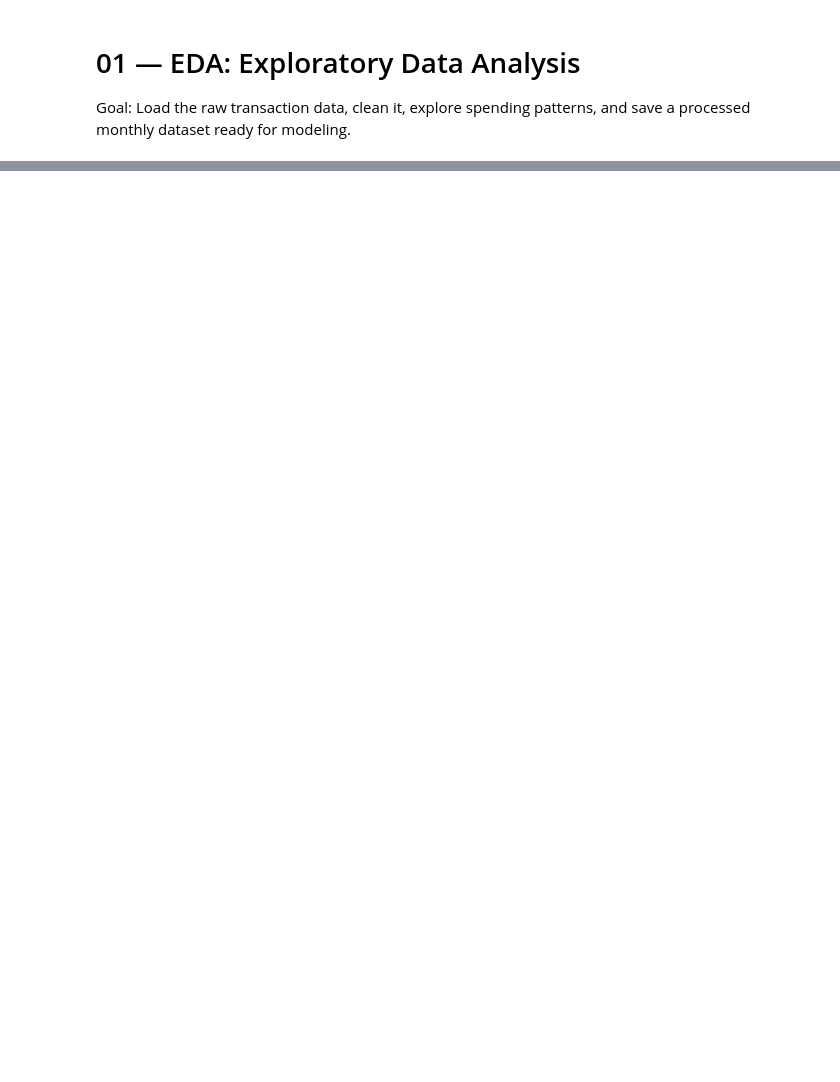
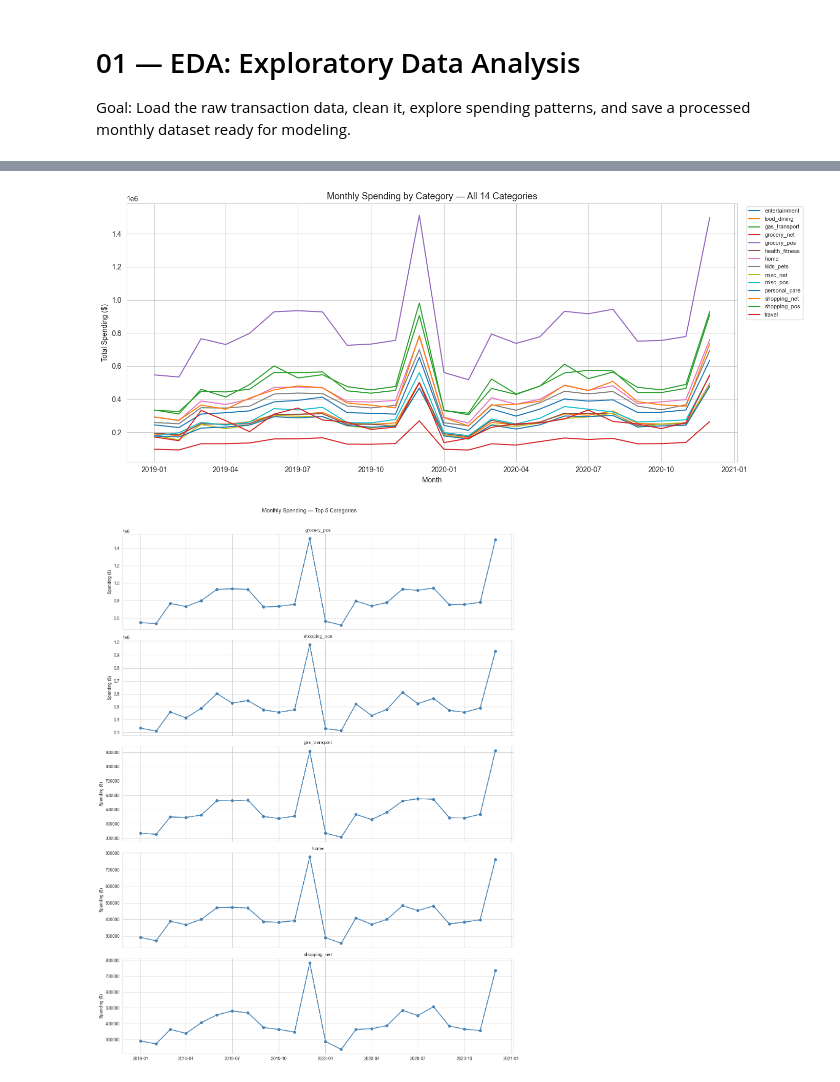
Before and after one commit to ZachSkiba/Inventory_Forecast, a Jupyter notebook: notebooks/01_eda.ipynb, the cells around one changed output, grey strips where cells are left out. Cells and saved outputs as stored; diff of their text form; code cells hidden in the pictures; blank space fills up the shorter version.

```diff
--- a/notebooks/01_eda.ipynb
+++ b/notebooks/01_eda.ipynb
@@ -139,0 +485,56 @@ plt.show()
+# %%
+# Monthly spending per category
+df['month'] = df['trans_date_trans_time'].dt.to_period('M')
+cat_monthly = (
+    df.groupby(['month', 'category'])['amt']
+    .sum()
+    .reset_index()
+)
+cat_monthly['month_dt'] = cat_monthly['month'].dt.to_timestamp()
+
+# Pivot to wide format: rows = months, columns = categories
+cat_pivot = cat_monthly.pivot(index='month_dt', columns='category', values='amt')
+
+# --- Plot 1: All 14 categories on one chart ---
+fig, ax = plt.subplots(figsize=(14, 6))
+for col in cat_pivot.columns:
+    ax.plot(cat_pivot.index, cat_pivot[col], linewidth=1.5, label=col)
+ax.set_title('Monthly Spending by Category — All 14 Categories', fontsize=13)
+ax.set_xlabel('Month')
+ax.set_ylabel('Total Spending ($)')
+ax.legend(bbox_to_anchor=(1.01, 1), loc='upper left', fontsize=8)
+plt.tight_layout()
+plt.show()
+
+# --- Plot 2: Top 5 categories separately ---
+top5 = (
+    df.groupby('category')['amt']
+    .sum()
+    .sort_values(ascending=False)
+    .head(5)
+    .index.tolist()
+)
+
+fig, axes = plt.subplots(5, 1, figsize=(14, 18), sharex=True)
+for ax, cat in zip(axes, top5):
+    ax.plot(cat_pivot.index, cat_pivot[cat], marker='o', linewidth=2, color='steelblue')
+    ax.set_title(cat, fontsize=11)
+    ax.set_ylabel('Spending ($)')
+plt.suptitle('Monthly Spending — Top 5 Categories', fontsize=13, y=1.01)
+plt.tight_layout()
+plt.show()
+
+# --- Plot 3: Correlation heatmap ---
+fig, ax = plt.subplots(figsize=(12, 10))
+corr = cat_pivot.corr()
+sns.heatmap(corr, annot=True, fmt='.2f', cmap='coolwarm',
+            center=0, ax=ax, annot_kws={'size': 8})
+ax.set_title('Correlation Between Category Monthly Spending Series', fontsize=13)
+plt.tight_layout()
+plt.show()
+
+# Print correlation matrix
+print(corr.round(2).to_string())
+# %% [output]
+[figure, added]
+[figure, added]
```
Also changed, not shown: parts of 41 cells of this notebook, 3 other files.
